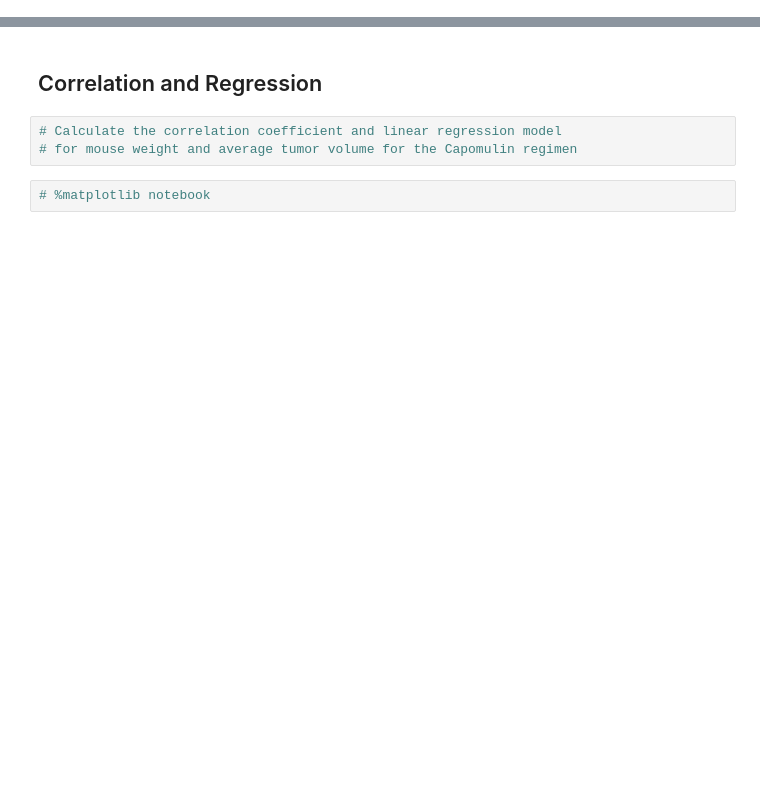
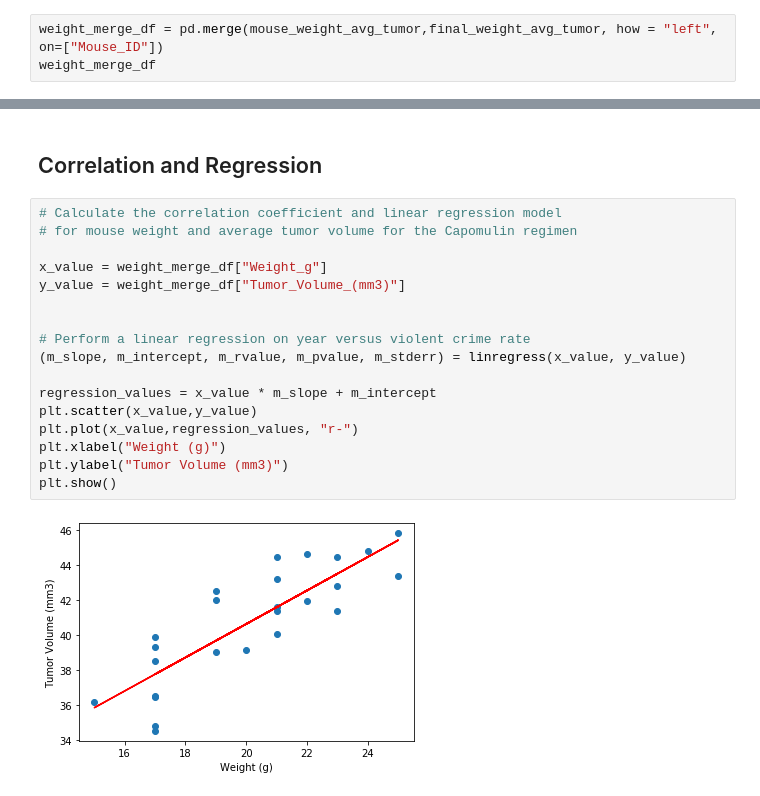
Before and after one commit to charlim26/matplotlib-challenge, a Jupyter notebook: Pymaceuticals/main3.ipynb, the cells around one changed output, grey strips where cells are left out. Saved outputs shown, nothing was run; the diff lists cells and outputs as text; blank space fills up the shorter version.

```diff
--- a/Pymaceuticals/main3.ipynb
+++ b/Pymaceuticals/main3.ipynb
@@ -587,0 +656,3 @@ plt.show()
+# %%
+weight_merge_df = pd.merge(mouse_weight_avg_tumor,final_weight_avg_tumor, how = "left", on=["Mouse_ID"])
+weight_merge_df
@@ -590,7 +689,21 @@ plt.show()
 # %% [markdown]
 ## Correlation and Regression
-# %%
-# Calculate the correlation coefficient and linear regression model
-# for mouse weight and average tumor volume for the Capomulin regimen
-# %%
-# %matplotlib notebook
+# %%
+# Calculate the correlation coefficient and linear regression model
+# for mouse weight and average tumor volume for the Capomulin regimen
+
+x_value = weight_merge_df["Weight_g"]
+y_value = weight_merge_df["Tumor_Volume_(mm3)"]
+
+
+# Perform a linear regression on year versus violent crime rate
+(m_slope, m_intercept, m_rvalue, m_pvalue, m_stderr) = linregress(x_value, y_value)
+
+regression_values = x_value * m_slope + m_intercept
+plt.scatter(x_value,y_value)
+plt.plot(x_value,regression_values, "r-")
+plt.xlabel("Weight (g)")
+plt.ylabel("Tumor Volume (mm3)")
+plt.show()
+# %% [output]
+[figure, added]
```
Also changed, not shown: parts of 11 cells of this notebook.
